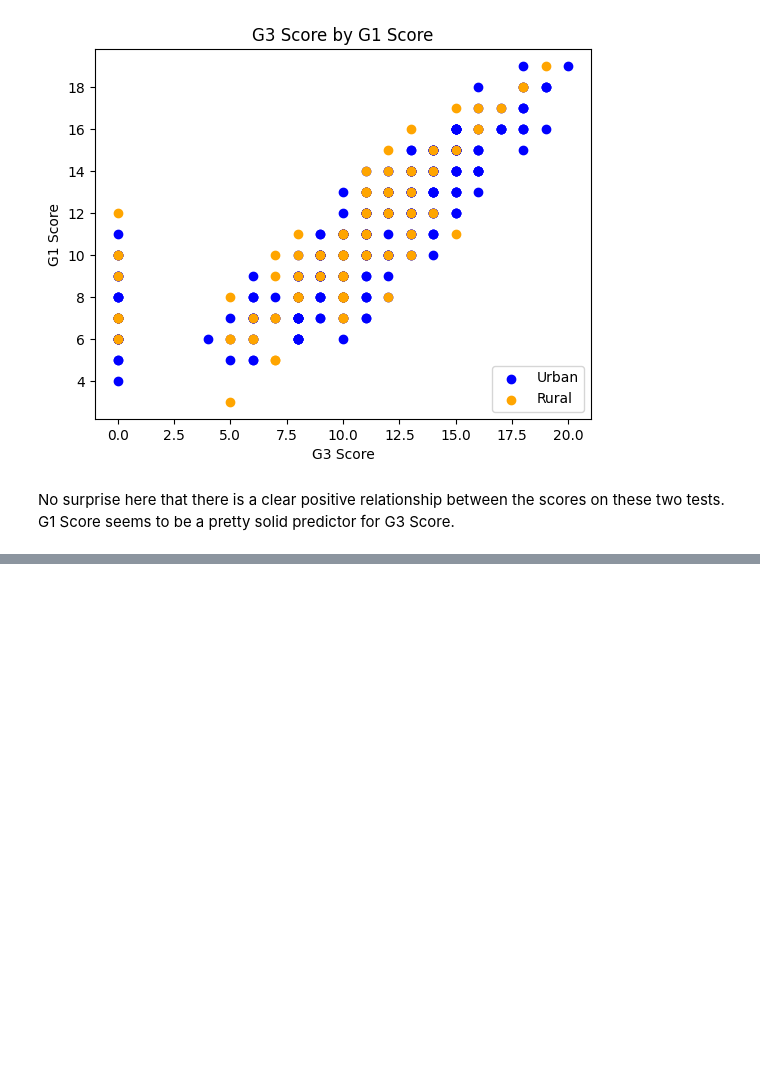
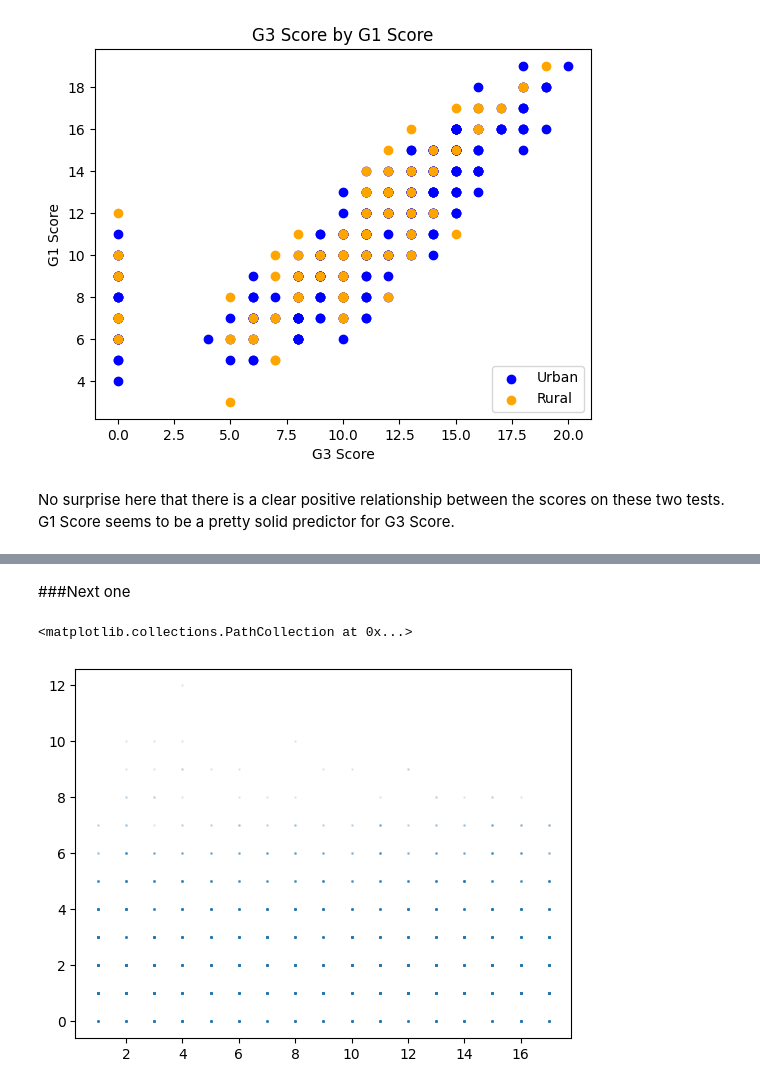
Before and after one commit to tort-cam/ST554HW4, a Jupyter notebook: HW4.ipynb, the cells around one changed output, grey strips where cells are left out. Cells and saved outputs as stored; diff of their text form; code cells hidden in the pictures; blank space fills up the shorter version.

```diff
--- a/HW4.ipynb
+++ b/HW4.ipynb
@@ -313,0 +424,7 @@ drive.mount('/content/drive')
+# %% [markdown]
+###Next one
+# %%
+plt.scatter( nflreg["week"],nflreg["awayTimesSacked"], s = 1, alpha = .1)
+# %% [output]
+<matplotlib.collections.PathCollection at 0x...>
+[figure, added]
```
Also changed, not shown: parts of 16 cells of this notebook.
